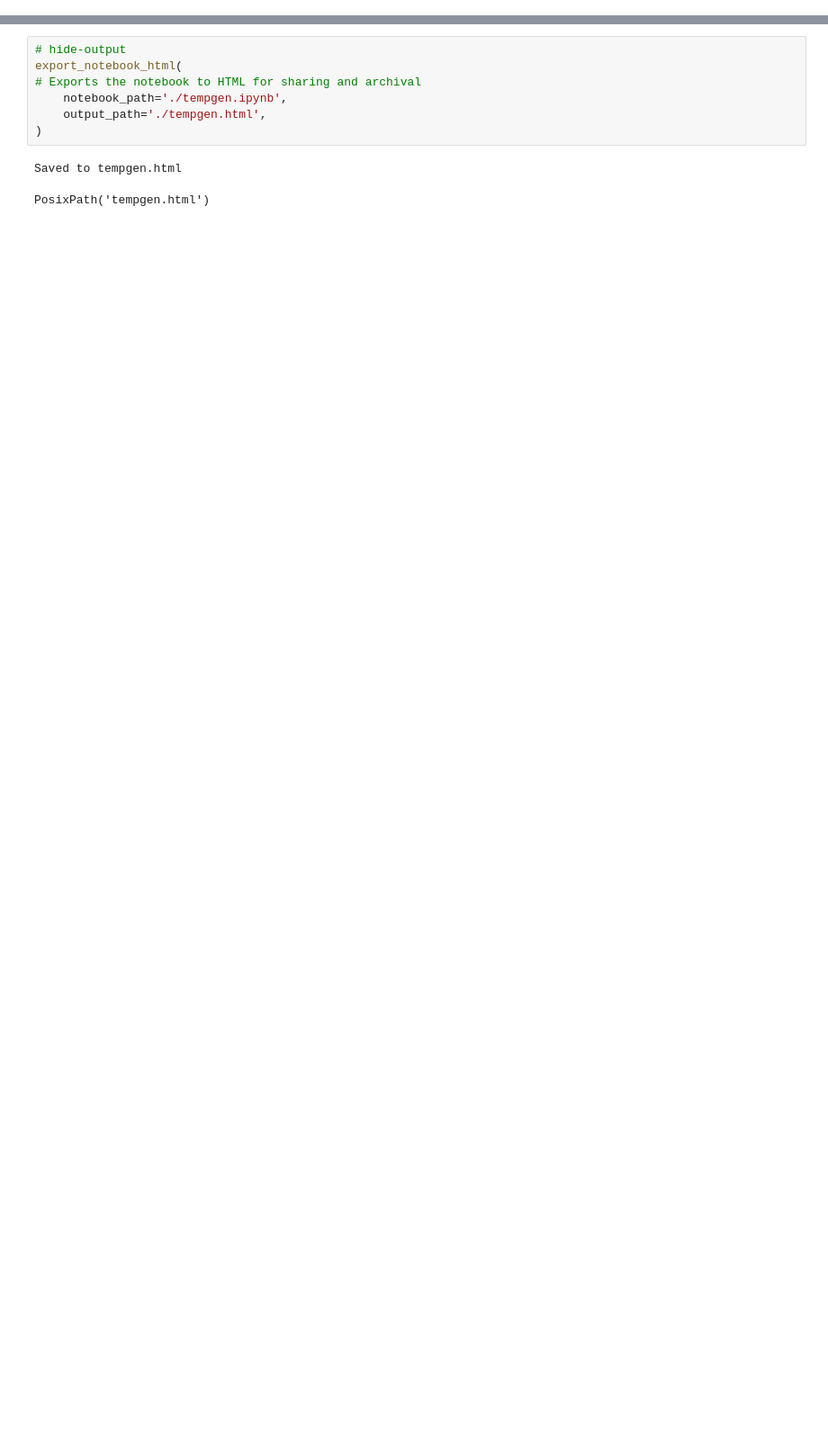
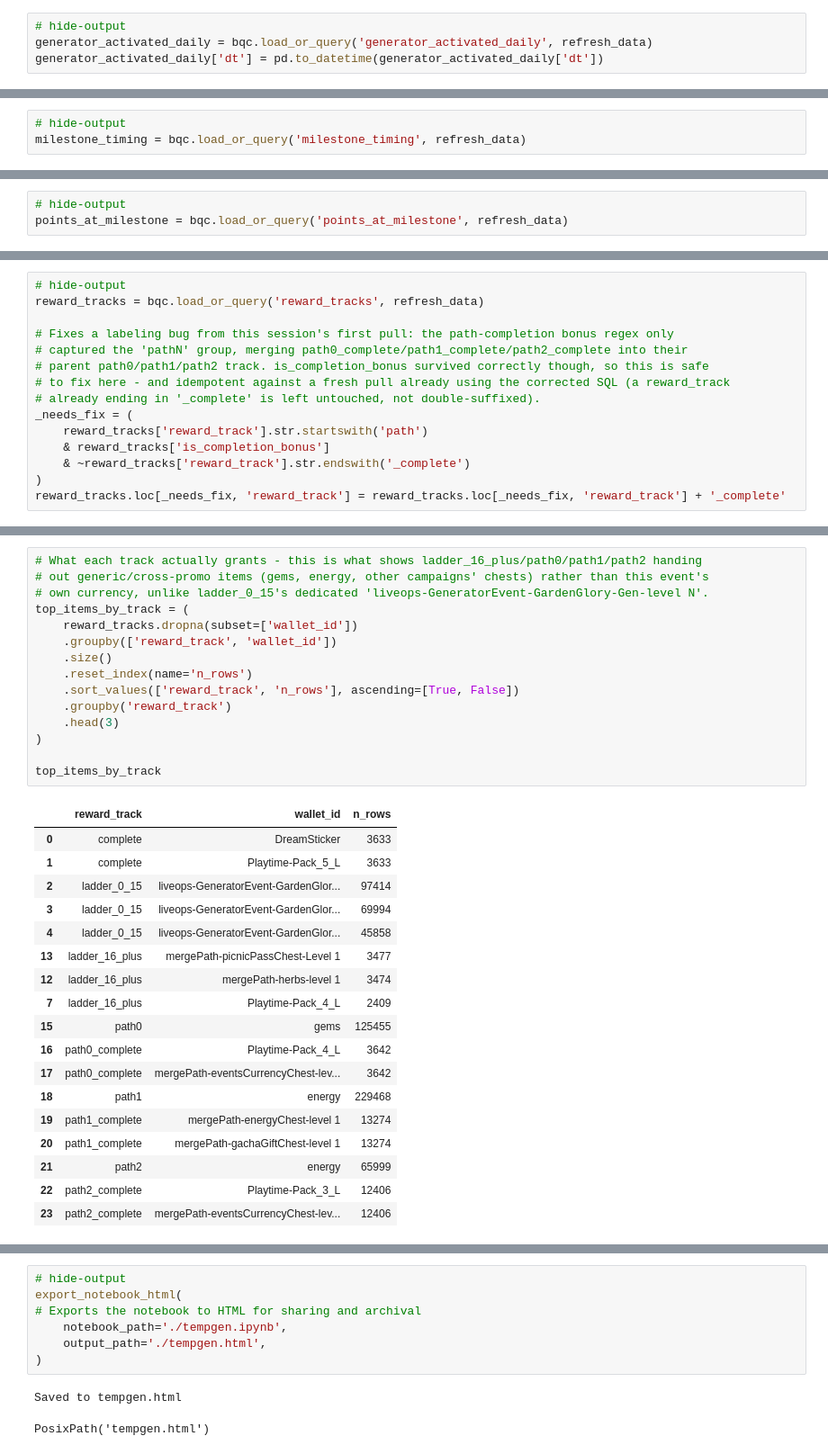
Before and after one commit to ivanaguilar-trailmix/testrepo, a Jupyter notebook: temp_gen/tempgen.ipynb, the cells around one changed output, grey strips where cells are left out. Shown at 90% size. Drawn from its saved outputs; the diff is of its cells as text; blank space fills up the shorter version.

```diff
--- a/temp_gen/tempgen.ipynb
+++ b/temp_gen/tempgen.ipynb
@@ -90,0 +148,4 @@ rewards
+# %%
+# hide-output
+generator_activated_daily = bqc.load_or_query('generator_activated_daily', refresh_data)
+generator_activated_daily['dt'] = pd.to_datetime(generator_activated_daily['dt'])
@@ -90,0 +384,3 @@ rewards
+# %%
+# hide-output
+milestone_timing = bqc.load_or_query('milestone_timing', refresh_data)
@@ -90,0 +468,3 @@ rewards
+# %%
+# hide-output
+points_at_milestone = bqc.load_or_query('points_at_milestone', refresh_data)
@@ -90,0 +545,15 @@ rewards
+# %%
+# hide-output
+reward_tracks = bqc.load_or_query('reward_tracks', refresh_data)
+
+# Fixes a labeling bug from this session's first pull: the path-completion bonus regex only
+# captured the 'pathN' group, merging path0_complete/path1_complete/path2_complete into their
+# parent path0/path1/path2 track. is_completion_bonus survived correctly though, so this is safe
+# to fix here - and idempotent against a fresh pull already using the corrected SQL (a reward_track
+# already ending in '_complete' is left untouched, not double-suffixed).
+_needs_fix = (
+    reward_tracks['reward_track'].str.startswith('path')
+    & reward_tracks['is_completion_bonus']
+    & ~reward_tracks['reward_track'].str.endswith('_complete')
+)
+reward_tracks.loc[_needs_fix, 'reward_track'] = reward_tracks.loc[_needs_fix, 'reward_track'] + '_complete'
@@ -90,0 +793,34 @@ rewards
+# %%
+# What each track actually grants - this is what shows ladder_16_plus/path0/path1/path2 handing
+# out generic/cross-promo items (gems, energy, other campaigns' chests) rather than this event's
+# own currency, unlike ladder_0_15's dedicated 'liveops-GeneratorEvent-GardenGlory-Gen-level N'.
+top_items_by_track = (
+    reward_tracks.dropna(subset=['wallet_id'])
+    .groupby(['reward_track', 'wallet_id'])
+    .size()
+    .reset_index(name='n_rows')
+    .sort_values(['reward_track', 'n_rows'], ascending=[True, False])
+    .groupby('reward_track')
+    .head(3)
+)
+
+top_items_by_track
+# %% [output]
+|  | reward_track | wallet_id | n_rows |
+| 0 | complete | DreamSticker | 3633 |
+| 1 | complete | Playtime-Pack_5_L | 3633 |
+| 2 | ladder_0_15 | liveops-GeneratorEvent-GardenGlor... | 97414 |
+| 3 | ladder_0_15 | liveops-GeneratorEvent-GardenGlor... | 69994 |
+| 4 | ladder_0_15 | liveops-GeneratorEvent-GardenGlor... | 45858 |
+| 13 | ladder_16_plus | mergePath-picnicPassChest-Level 1 | 3477 |
+| 12 | ladder_16_plus | mergePath-herbs-level 1 | 3474 |
+| 7 | ladder_16_plus | Playtime-Pack_4_L | 2409 |
+| 15 | path0 | gems | 125455 |
+| 16 | path0_complete | Playtime-Pack_4_L | 3642 |
+| 17 | path0_complete | mergePath-eventsCurrencyChest-lev... | 3642 |
+| 18 | path1 | energy | 229468 |
+| 19 | path1_complete | mergePath-energyChest-level 1 | 13274 |
+| 20 | path1_complete | mergePath-gachaGiftChest-level 1 | 13274 |
+| 21 | path2 | energy | 65999 |
+| 22 | path2_complete | Playtime-Pack_3_L | 12406 |
+| 23 | path2_complete | mergePath-eventsCurrencyChest-lev... | 12406 |
```
Also changed, not shown: parts of 80 cells of this notebook, 8 other files.
